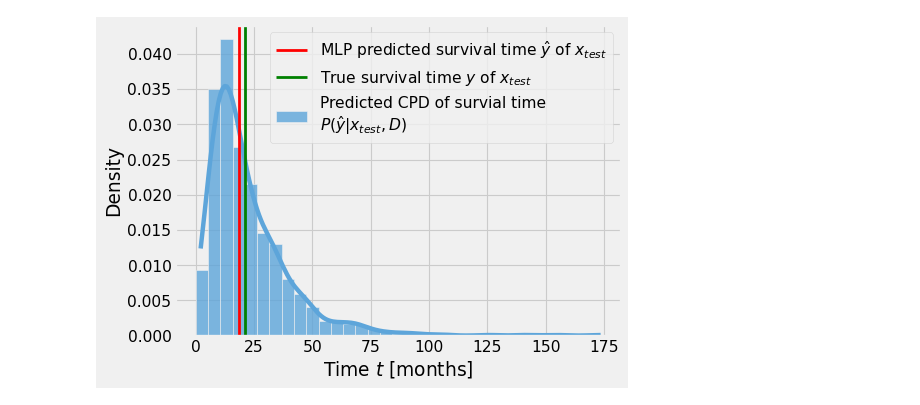
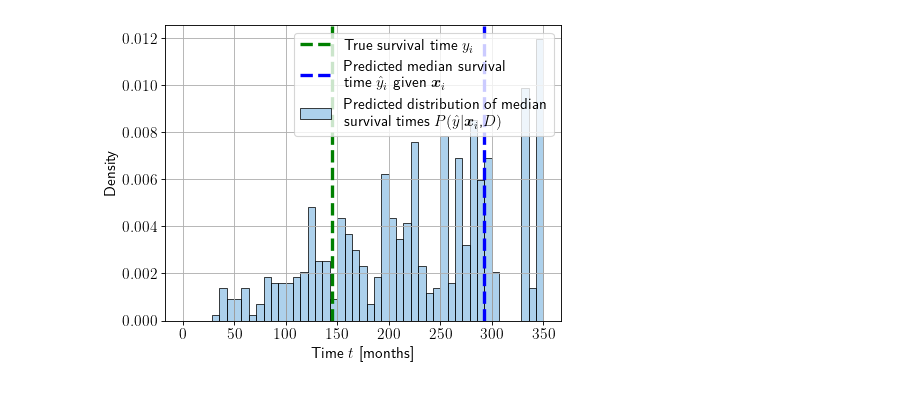
Before and after one commit to thecml/baysurv-wip, a Jupyter notebook: notebooks/model_inference.ipynb, the cells around one changed output. Cells and saved outputs as stored; diff of their text form; code cells hidden in the pictures.

Commit message:
Updated plot of ISD

```diff
--- a/notebooks/model_inference.ipynb
+++ b/notebooks/model_inference.ipynb
@@ -145,12 +129,10 @@ C-cal: {0.1: 0.4626865671641791, 0.2: 0.4701492537313433, 0.30000000000000004: 0
 # %%
-# Compute 90% credible interval
-drop_num = math.floor(0.5 * n_samples_post * (1 - 0.9))
-mean_outputs = np.mean(mcd_surv_times, axis=0)
-lower_outputs = torch.kthvalue(torch.from_numpy(mcd_surv_times), k=1 + drop_num, dim=0)[0]
-upper_outputs = torch.kthvalue(torch.from_numpy(mcd_surv_times), k=n_samples_post - drop_num, dim=0)[0]
-plt.plot(event_times, np.mean(mean_outputs, axis=0), label="Mean surv", color=TFColor[0], linewidth=3)
-plt.fill_between(event_times, upper_outputs[0,:], lower_outputs[0,:], color=TFColor[8], alpha=0.5)
-plt.xlabel("Time")
-plt.ylabel("Survival Probability")
-plt.tight_layout()
-plt.show()
+# Compute 90% credible interval of ith individual
+sample_idx = 9
+sample_tte = t_test[sample_idx]
+sample_surv_times = surv_times[:,sample_idx,:]
+sample_median_survival_time = median_survival_time[sample_idx]
+drop_num = math.floor(0.5 * N_SAMPLES_TEST * (1 - 0.9))
+mean_outputs = np.mean(sample_surv_times, axis=0)
+lower_outputs = torch.kthvalue(torch.from_numpy(sample_surv_times), k=1 + drop_num, dim=0)[0]
+upper_outputs = torch.kthvalue(torch.from_numpy(sample_surv_times), k=N_SAMPLES_TEST - drop_num, dim=0)[0]
@@ -350,17 +163,25 @@ st_std = np.std(model_cpd_st, axis=0)
+# %%
+X_test_sample = X_test[sample_idx,:]
+X_test_sample = np.expand_dims(X_test_sample, axis=0)
+surv_times = compute_nondeterministic_survival_curve(mcd_model3, X_train, X_test_sample, e_train, t_train, event_times, N_SAMPLES_TRAIN, N_SAMPLES_TEST)
+sample_median_outputs = pd.DataFrame(np.mean(surv_times, axis=1), columns=event_times)
+lifelines_eval = LifelinesEvaluator(sample_median_outputs.T, t_test, e_test, t_train, e_train)
+sample_median_survival_times = lifelines_eval.predict_time_from_curve(predict_median_survival_time)
 # %%
 import seaborn as sns
-obs_index = 1
-HIST_BINS = np.linspace(0, 100, 20)
+HIST_BINS = np.linspace(0, 350, 50)
 plt.figure(dpi=80)
-sns.histplot(model_cpd_st[:, obs_index], bins=HIST_BINS, color=TFColor[3],
-             label="Predicted CPD of survial time \n$P(\hat{y}|x_{test}, D)$", kde=True, alpha=0.8, stat="density")
-plt.axvline(x=mlp_st[obs_index], color='r', linewidth=2.5, label="MLP predicted survival time $\hat{y}$ of $x_{test}$") # TODO: Use y
-plt.axvline(x=y_test['time'][obs_index], color='g', linewidth=2.5, label="True survival time $y$ of $x_{test}$") # TODO: Use y
+plt.axvline(x=sample_tte, color='g', linewidth=3, label="True survival time ${y}_{i}$", linestyle="dashed")
+sns.histplot(sample_median_survival_times, bins=HIST_BINS, color=TFColor[3],
+             label="Predicted distribution of median \n survival times $P(\hat{y}|$" + r"$\bm{x}_{i}$," + "$D)$", alpha=0.5, stat="density")
+plt.axvline(x=int(sample_median_survival_time), color='b', linewidth=3, linestyle="dashed",
+            label="Predicted median survival \n time $\hat{y}_{i}$ given " + r"$\bm{x}_{i}$")
 plt.xlabel("Time $t$ [months]")
-plt.legend()
-plt.savefig(Path.joinpath(pt.RESULTS_DIR, f"seer_surv_pred_cpd_mcd.pdf"),
+plt.legend(loc="upper right")
+plt.grid(True)
+plt.savefig(Path.joinpath(pt.RESULTS_DIR, f"metabric_cpd_vi.pdf"),
             format='pdf', bbox_inches="tight")
 plt.show()
 plt.close()
 # %% [output]
-[figure, old version]
+[figure, new version]
```
Also changed, not shown: parts of 18 cells of this notebook, 4 other files.
